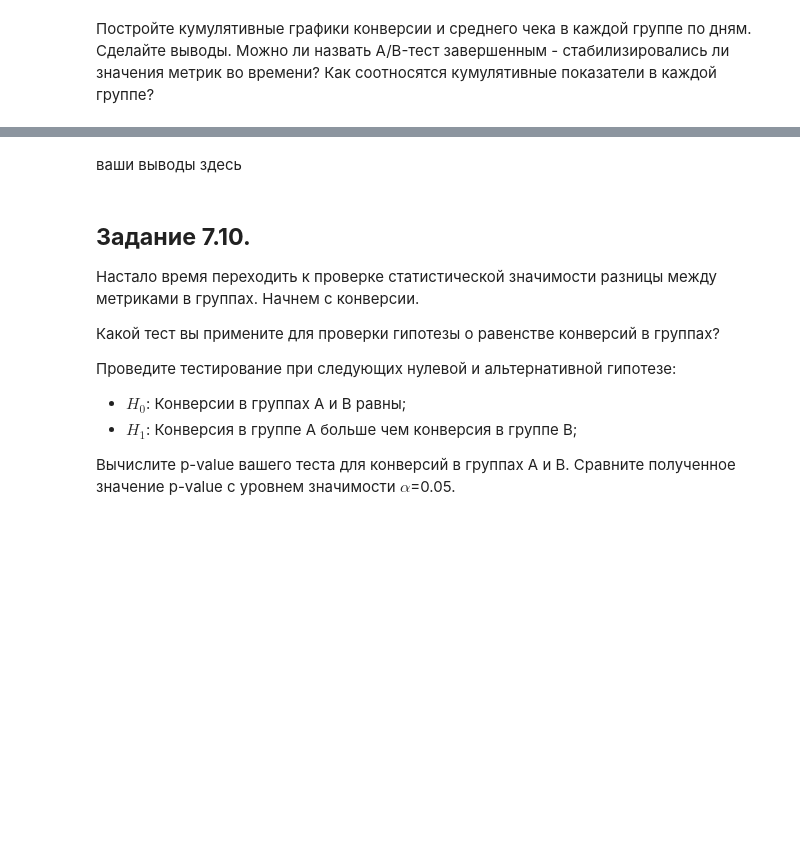
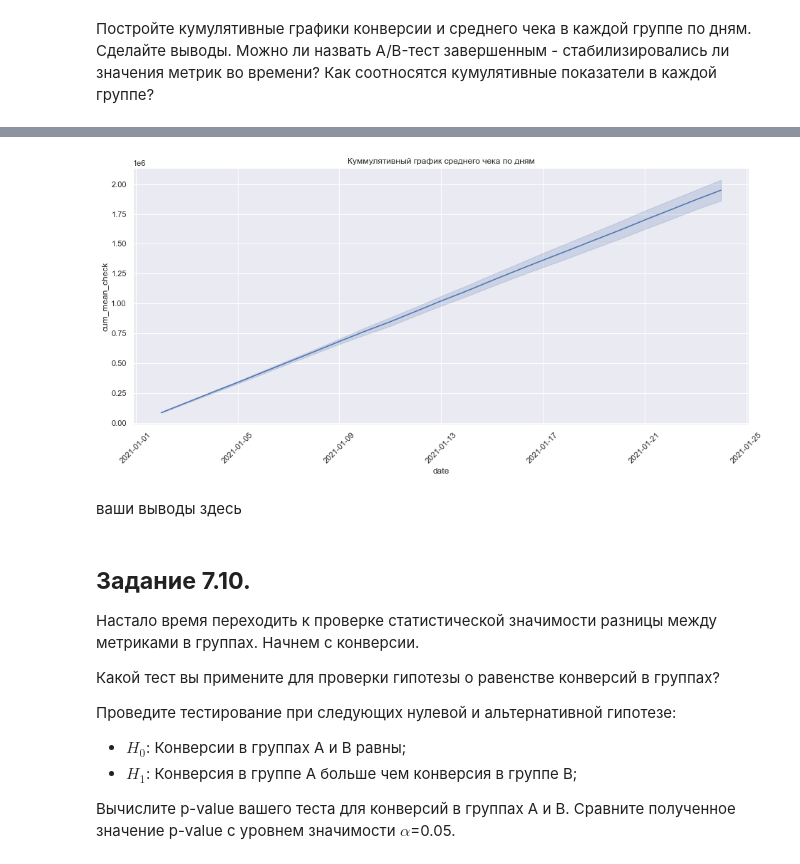
Before and after one commit to madskillskill/sf_data_science, a Jupyter notebook: EDA-5/EDA_5_report.ipynb, the cells around one changed output, grey strips where cells are left out. Drawn from its saved outputs; the diff is of its cells as text; code cells hidden in the pictures; blank space fills up the shorter version.

```diff
--- a/EDA-5/EDA_5_report.ipynb
+++ b/EDA-5/EDA_5_report.ipynb
@@ -242,3 +397,12 @@ None
+# %%
+fig = plt.figure(figsize=(12, 5))
+ax = fig.add_axes([1, 1, 1, 1])
+sns.lineplot(x='date', y='cum_mean_check', data=td_dg, ax=ax)
+ax.set_title('Куммулятивный график среднего чека по дням')
+ax.xaxis.set_tick_params(rotation = 45)
+ax.grid(True);
+# %% [output]
+[figure, added]
 # %% [markdown]
 ваши выводы здесь
 # %% [markdown]
```
Also changed, not shown: parts of 32 cells of this notebook, 2 other files.
